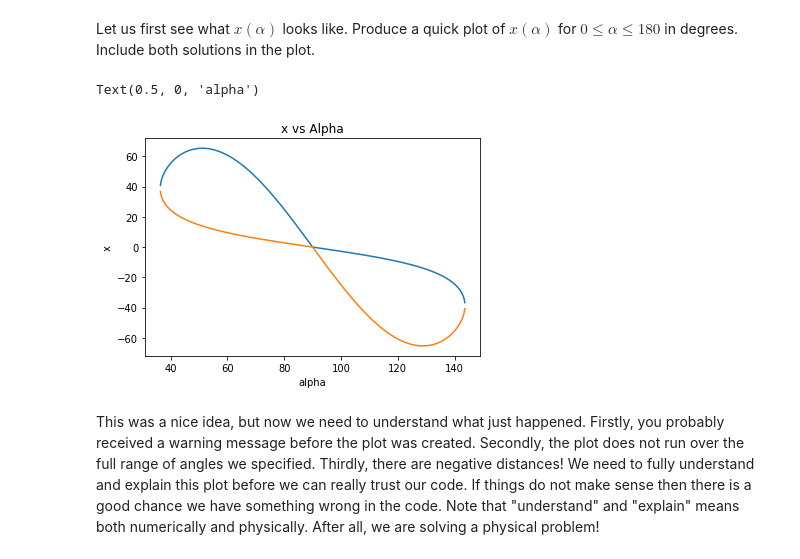
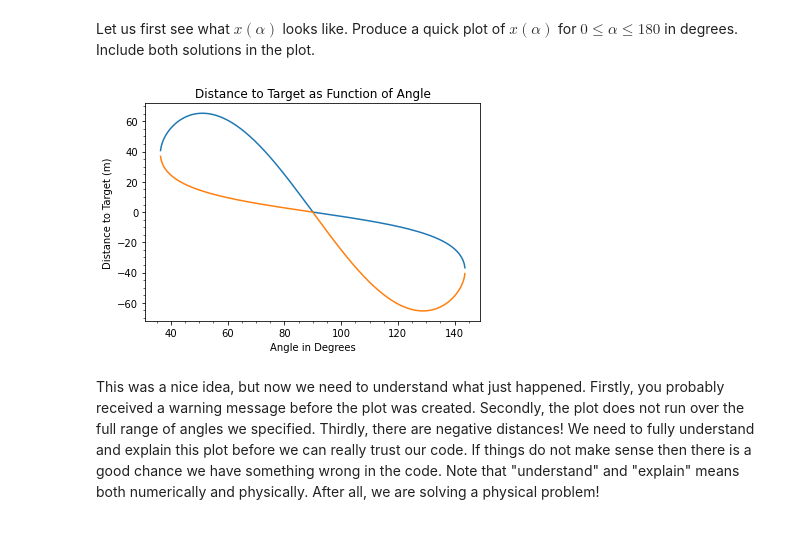
Before and after one commit to Rjames13/p250-spring-2022, a Jupyter notebook: labs/Lab01.ipynb, the cells around one changed output. Saved outputs shown, nothing was run; the diff lists cells and outputs as text; code cells hidden in the pictures.

```diff
--- a/labs/Lab01.ipynb
+++ b/labs/Lab01.ipynb
@@ -93,17 +90,10 @@ def xalpha(alpha, h, v, sgn=+1):
     Output:
       x distance : in meters
     """
-    g = 9.8 ## gravity
-    alpha= alpha*np.pi/180 ## convert degrees to rad
-
-    ## evalute a
-    a= g/(2*(v**2))
-    ## evalute b
-    b = -1*np.tan(alpha)*np.cos(alpha)**2
-    c= h*np.cos(alpha)**2
-
-
-    ## return the quadratic equation
+    alpha=(np.pi/180)*(alpha)
+    a= 9.8/(2*v**2)
+    b= -1*np.cos(alpha)*np.sin(alpha)
+    c= h*((np.cos(alpha))**2)
     return (-b+sgn*np.sqrt(b**2-(4*a*c)))/(2*a)
 # %% [markdown]
 To test your function, print the two solutions for $h=0$ along with the expected results.  These must agree!  If they do not, go back and figure out why not! (*Note:* You were not told $v$, why not?  What should you do in this case?)
@@ -149,17 +139,17 @@ opt.bisect(optimal_alpha,20,90,args=(0,1))
 Now that we have code that works for a known case, let us apply it to another case.  Suppose we wish to put out a fire a height $14.25\;\mathrm{m}$ above a nozzle that projects water with a speed of $28.2\;\mathrm{m/s}$.
 # %% [markdown]
 Let us first see what $x(\alpha)$ looks like.  Produce a quick plot of $x(\alpha)$ for $0\le\alpha\le 180$ in degrees.  Include both solutions in the plot.
-# %%
-fig= plt.figure()
-ax = fig.add_subplot(111)
-ax.plot(np.arange(0,180,0.1),xalpha(np.arange(0,180,0.1),14.25,28.2))
-ax.plot(np.arange(0,180,0.1),xalpha(np.arange(0,180,0.1),14.25,28.2,-1))
-ax.set_title("x vs Alpha")
-ax.set_ylabel("x")
-ax.set_xlabel("alpha")
-# %% [output]
-Text(0.5, 0, 'alpha')
-[figure, removed]
+# %%
+alpha= np.linspace(0, 180, 1000)
+plt.plot(alpha, xalpha(alpha, 14.25, 28.2,1))
+plt.plot(alpha, xalpha(alpha, 14.25, 28.2, -1))
+
+plt.xlabel("Angle in Degrees")
+plt.ylabel('Distance to Target (m)')
+plt.title("Distance to Target as Function of Angle")
+plt.minorticks_on()
+# %% [output]
+[figure, added]
 # %% [markdown]
 This was a nice idea, but now we need to understand what just happened.  Firstly, you probably received a warning message before the plot was created.  Secondly, the plot does not run over the full range of angles we specified.  Thirdly, there are negative distances!  We need to fully understand and explain this plot before we can really trust our code.  If things do not make sense then there is a good chance we have something wrong in the code.  Note that "understand" and "explain" means both numerically and physically.  After all, we are solving a physical problem!
 # %% [markdown]
```
Also changed, not shown: parts of 20 cells of this notebook, 1 other file.
